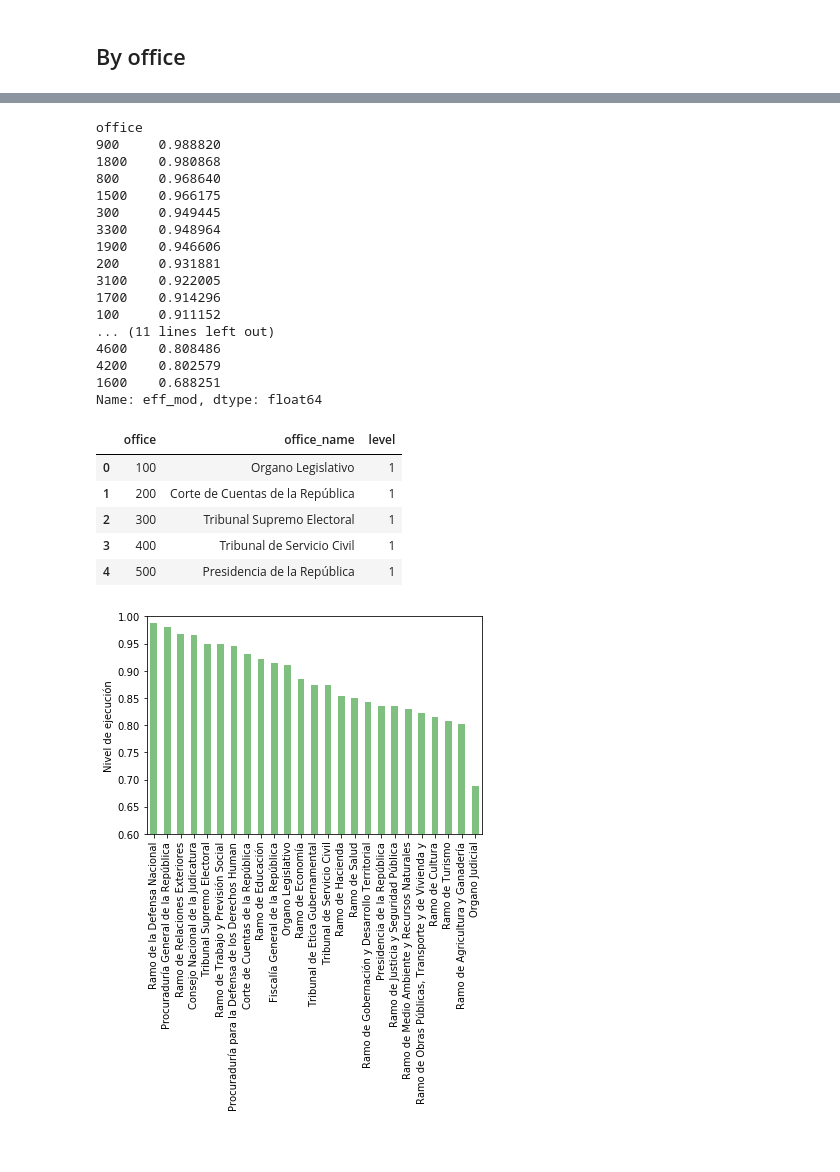
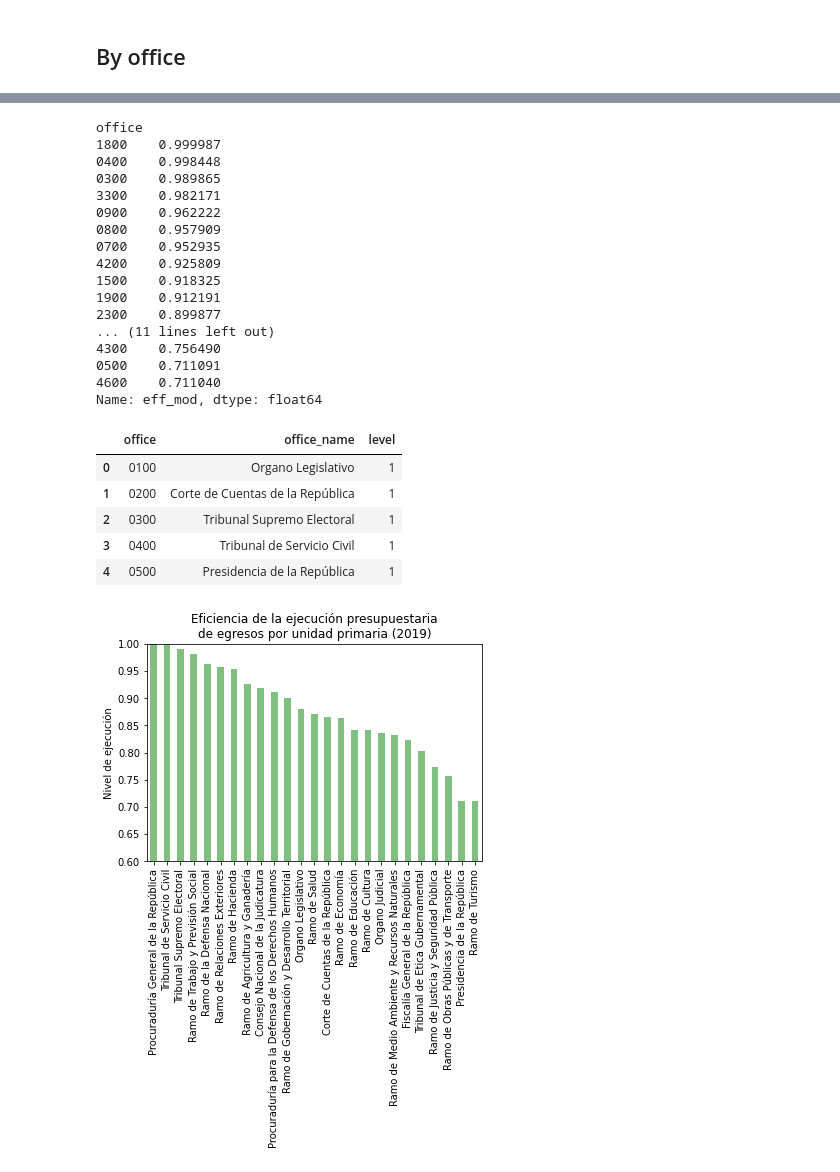
Before and after one commit to fundeIT/cmif, a Jupyter notebook: notebooks/accruing_efficiency/notebook.ipynb, the cells around one changed output, grey strips where cells are left out. Cells and saved outputs as stored; diff of their text form; code cells hidden in the pictures; blank space fills up the shorter version.

```diff
--- a/notebooks/accruing_efficiency/notebook.ipynb
+++ b/notebooks/accruing_efficiency/notebook.ipynb
@@ -11,7 +11,7 @@ import sqlite3
 import pandas as pd
 import seaborn as sns
 
-DB = '../../prep/accrued/accrued.db'
+DB = '../../site/data/accrued.db'
 # %%
 conn = sqlite3.connect(DB)
 # %%
@@ -87,23 +90,24 @@ sns.boxplot(x='office', y='eff_mod', data=data)
 # %%
-by_office = data.groupby('office')['eff_mod'].mean().sort_values(ascending=False)
+year = 2019
+by_office = data[data.year == year].groupby('office')['eff_mod'].mean().sort_values(ascending=False)
 by_office
 # %% [output]
 office
-900     0.988820
-1800    0.980868
-800     0.968640
-1500    0.966175
-300     0.949445
-3300    0.948964
-1900    0.946606
-200     0.931881
-3100    0.922005
-1700    0.914296
-100     0.911152
+1800    0.999987
+0400    0.998448
+0300    0.989865
+3300    0.982171
+0900    0.962222
+0800    0.957909
+0700    0.952935
+4200    0.925809
+1500    0.918325
+1900    0.912191
+2300    0.899877
 ... (11 lines left out)
-4600    0.808486
-4200    0.802579
-1600    0.688251
+4300    0.756490
+0500    0.711091
+4600    0.711040
 Name: eff_mod, dtype: float64
 # %%
 offices = pd.read_sql('SELECT * FROM office', conn)
@@ -112,18 +116,19 @@ offices['office_name'] = offices.office_name.apply(lambda s: s.strip())
 offices.head()
 # %% [output]
 |  | office | office_name | level |
-| 0 | 100 | Organo Legislativo | 1 |
-| 1 | 200 | Corte de Cuentas de la República | 1 |
-| 2 | 300 | Tribunal Supremo Electoral | 1 |
-| 3 | 400 | Tribunal de Servicio Civil | 1 |
-| 4 | 500 | Presidencia de la República | 1 |
+| 0 | 0100 | Organo Legislativo | 1 |
+| 1 | 0200 | Corte de Cuentas de la República | 1 |
+| 2 | 0300 | Tribunal Supremo Electoral | 1 |
+| 3 | 0400 | Tribunal de Servicio Civil | 1 |
+| 4 | 0500 | Presidencia de la República | 1 |
 # %%
 by_office = by_office.reset_index().merge(offices, on='office', how='left')
 # %%
 ax = by_office.eff_mod.plot(kind='bar', color='green', alpha=0.5)
 ax.set_xticklabels(by_office.office_name, rotation=90)
 ax.set_ylim([0.6, 1.0])
 ax.set_ylabel('Nivel de ejecución')
+ax.set_title('Eficiencia de la ejecución presupuestaria\nde egresos por unidad primaria ({})'.format(year))
 ax.figure.savefig('by_office.png')
 # %% [output]
-[figure, old version]
+[figure, new version]
```
Also changed, not shown: parts of 7 cells of this notebook, 6 other files.
